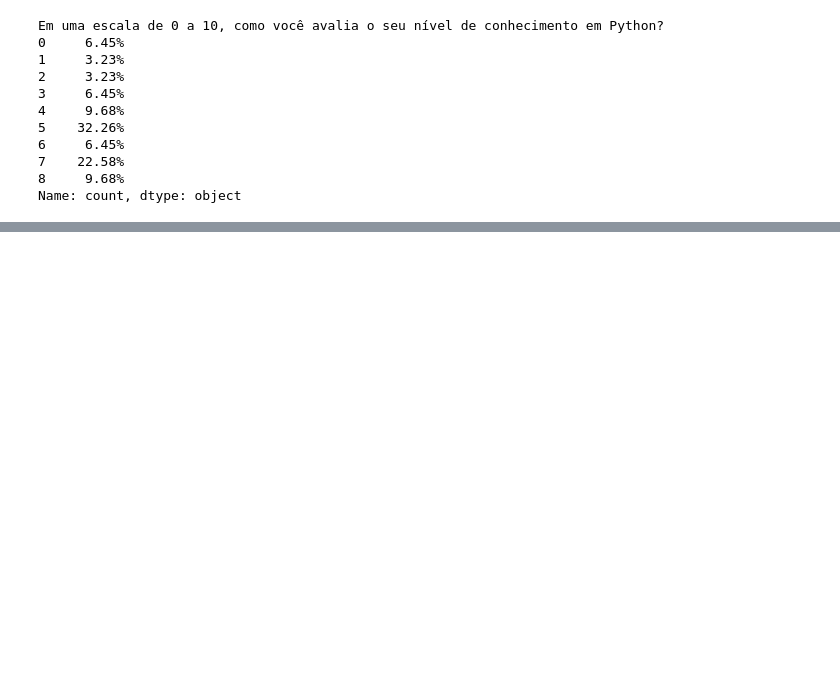
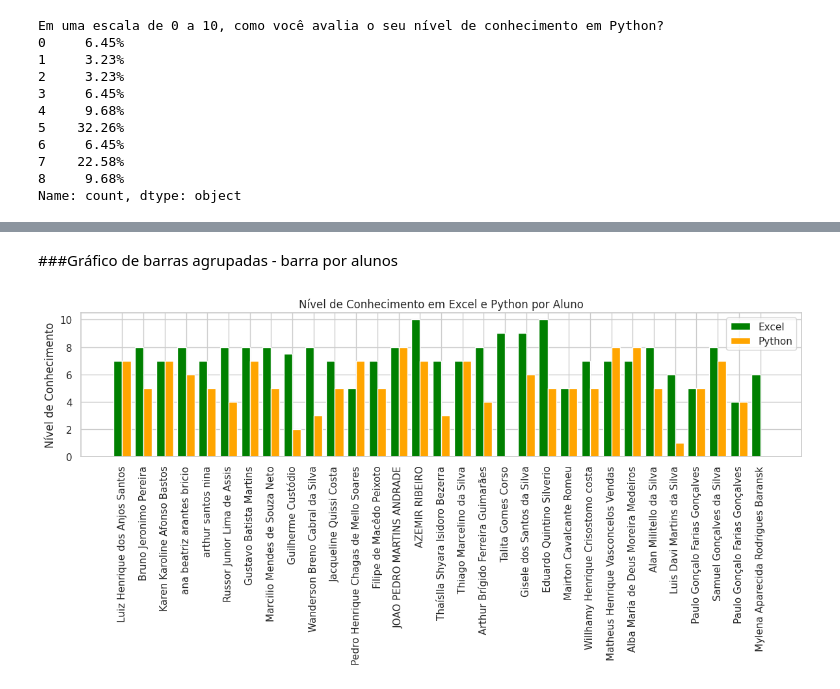
Before and after one commit to MichaelSousa01/Statistic_study, a Jupyter notebook: tbalunos.ipynb, the cells around one changed output, grey strips where cells are left out. Drawn from its saved outputs; the diff is of its cells as text; code cells hidden in the pictures; blank space fills up the shorter version.

```diff
--- a/tbalunos.ipynb
+++ b/tbalunos.ipynb
@@ -143,0 +183,20 @@ pandas.core.series.Series
+# %% [markdown]
+###Gráfico de barras agrupadas - barra por alunos
+# %%
+
+# Gráfico de barras lado a lado
+plt.figure(figsize=(12, 6))
+# construindo as posições do eixo x
+x = np.arange(len(dados_nome_nivel))
+largura = 0.4
+
+plt.bar(x - largura/2, dados_nome_nivel['Excel'], width=largura, label='Excel', color='green')
+plt.bar(x + largura/2, dados_nome_nivel['Python'], width=largura, label='Python', color='orange')
+plt.xticks(x, dados_nome_nivel['Nome Completo'], rotation=90)
+plt.ylabel('Nível de Conhecimento')
+plt.title('Nível de Conhecimento em Excel e Python por Aluno')
+plt.legend()
+plt.tight_layout()
+plt.show()
+# %% [output]
+[figure, added]
```
Also changed, not shown: parts of 16 cells of this notebook.
